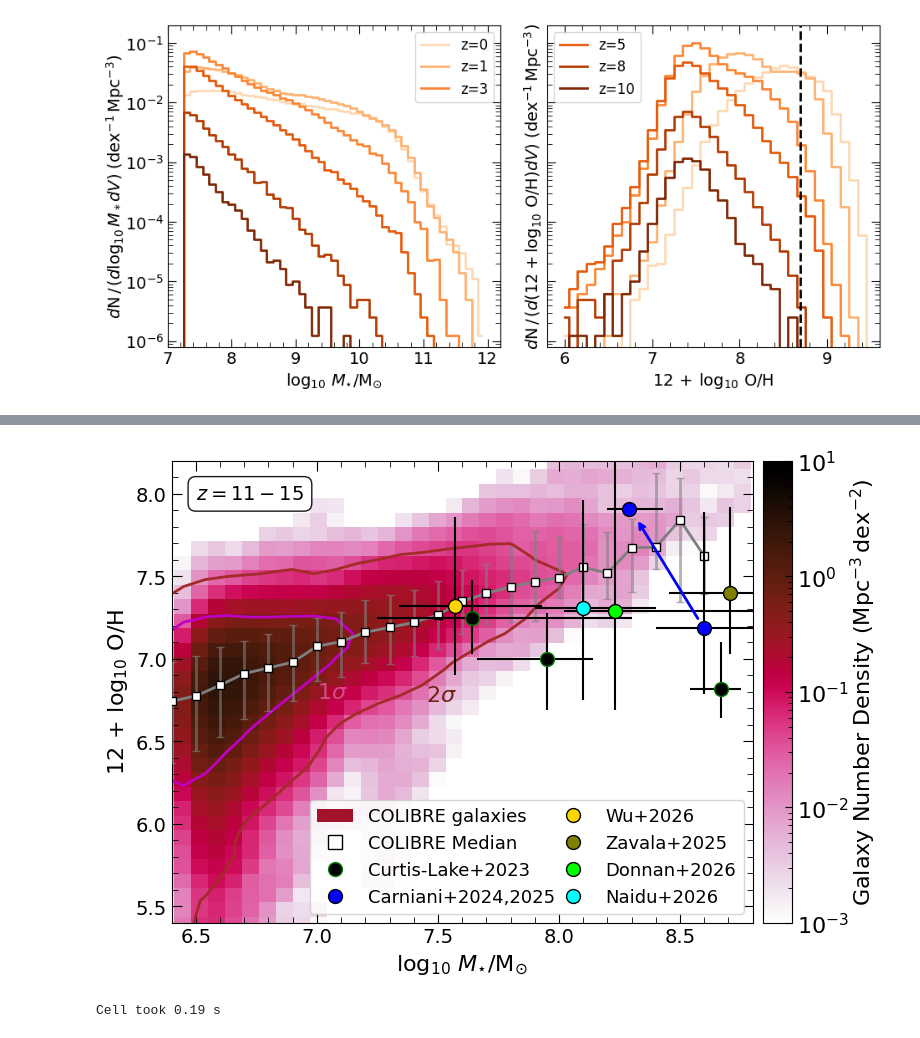
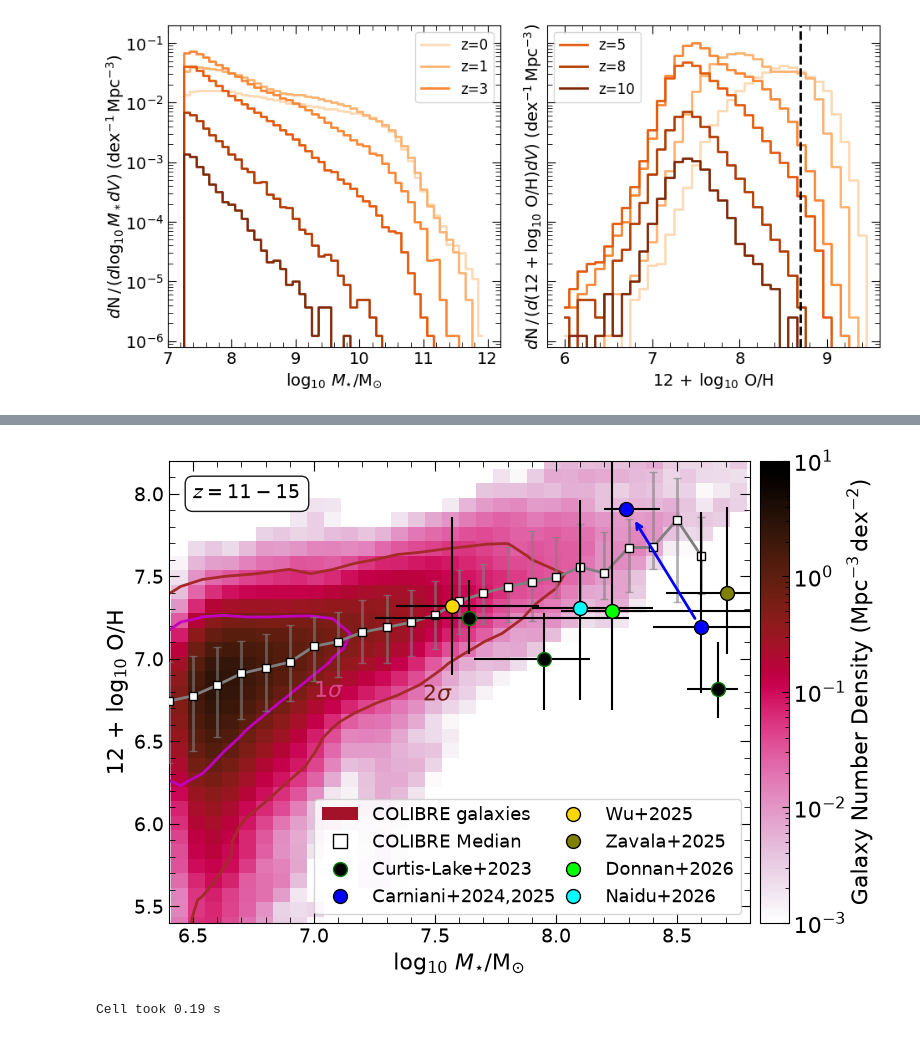
Before and after one commit to psharda/colibre_mzr_sharda26, a Jupyter notebook: plotting_scripts.ipynb, the cells around one changed output, grey strips where cells are left out. Cells and saved outputs as stored; diff of their text form; code cells hidden in the pictures.

```diff
--- a/plotting_scripts.ipynb
+++ b/plotting_scripts.ipynb
@@ -441,7 +686,7 @@ proxy2 = Line2D([0], [0], marker='o', linestyle='None', markerfacecolor='k',
 proxy22 = Line2D([0], [0], marker='o', linestyle='None', markerfacecolor='blue',
                 markeredgecolor='k', markersize=10, label='Carniani+2024,2025')
 proxy32 = Line2D([0], [0], marker='o', linestyle='None', markerfacecolor='gold',
-                markeredgecolor='k', markersize=10, label='Wu+2026')
+                markeredgecolor='k', markersize=10, label='Wu+2025')
 proxy42 = Line2D([0], [0], marker='o', linestyle='None', markerfacecolor='olive',
                 markeredgecolor='k', markersize=10, label='Zavala+2025')
 proxy41 = Line2D([0], [0], marker='o', linestyle='None', markerfacecolor='lime',
@@ -457,6 +702,6 @@ ax.errorbar(bc[good], med[good], yerr=[med[good]-p16[good], p84[good]-med[good]]
             markeredgecolor='k',mfc='white', capsize=3,
             lw=2, zorder=4, ecolor=to_rgba('grey', alpha=0.6))
 
-#f.savefig('Figure4.pdf', bbox_inches='tight')
+f.savefig('Figure4_new.pdf', bbox_inches='tight')
 print(f"Cell took {time.time() - _tstart:.2f} s")
 # %% [output]
@@ -464,4 +709,4 @@ Cell took 0.44 s
-[figure, old version]
+[figure, new version]
 # %%
 #Figure 5
 
```
Also changed, not shown: parts of 8 cells of this notebook.
